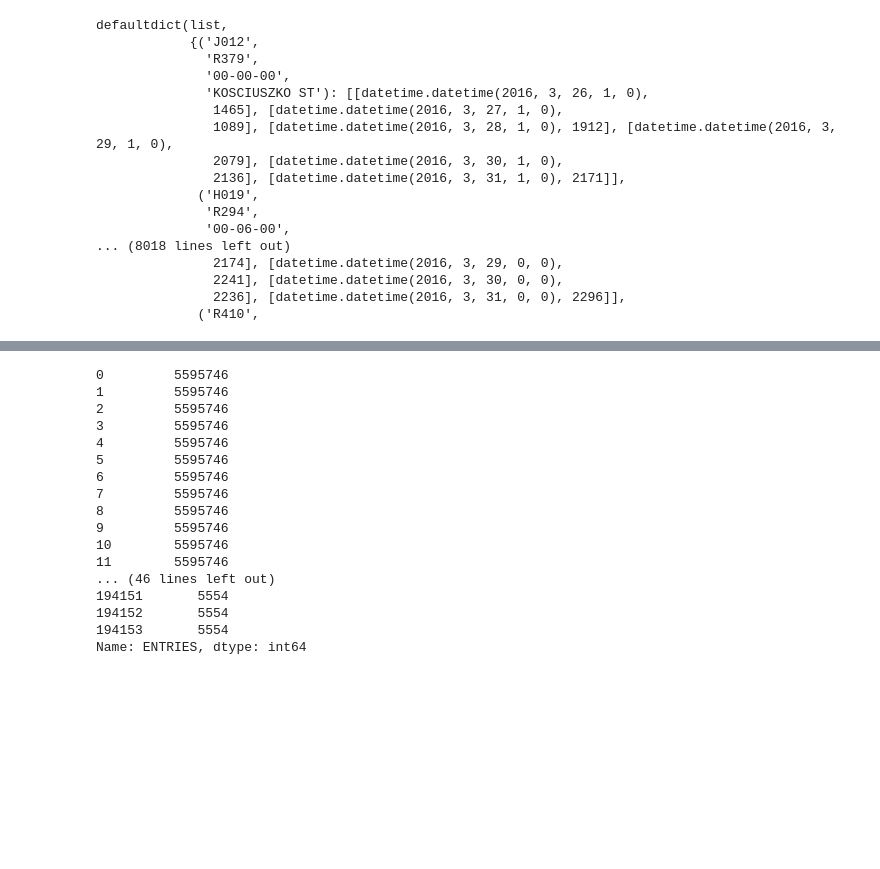
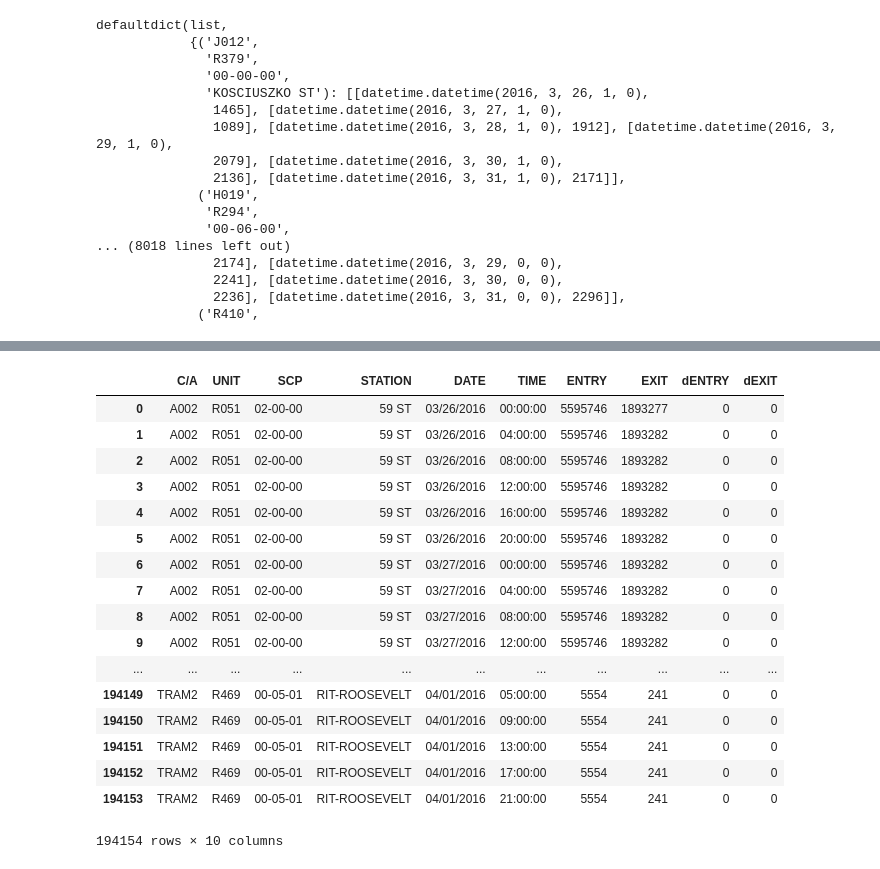
Before and after one commit to jgondin/benson_team_awesome, a Jupyter notebook: benson_project_anny.ipynb, the cells around one changed output, grey strips where cells are left out. Saved outputs shown, nothing was run; the diff lists cells and outputs as text; code cells hidden in the pictures; blank space fills up the shorter version.

```diff
--- a/benson_project_anny.ipynb
+++ b/benson_project_anny.ipynb
@@ -102,23 +114,27 @@ data.head()
 | 2 | A002 | R051 | 02-00-00 | 59 ST | NQR456 | BMT | 03/26/2016 | 08:00:00 | REGULAR | 5595746 | 1893282 |
 | 3 | A002 | R051 | 02-00-00 | 59 ST | NQR456 | BMT | 03/26/2016 | 12:00:00 | REGULAR | 5595746 | 1893282 |
 | 4 | A002 | R051 | 02-00-00 | 59 ST | NQR456 | BMT | 03/26/2016 | 16:00:00 | REGULAR | 5595746 | 1893282 |
-# %%
-entries
-# %% [output]
-0         5595746
-1         5595746
-2         5595746
-3         5595746
-4         5595746
-5         5595746
-6         5595746
-7         5595746
-8         5595746
-9         5595746
-10        5595746
-11        5595746
-... (46 lines left out)
-194151       5554
-194152       5554
-194153       5554
-Name: ENTRIES, dtype: int64
+# %%
+data = data[['C/A', 'UNIT', 'SCP', 'STATION', 'DATE', 'TIME', 'ENTRY', 'EXIT']]
+data['dENTRY'] = 0
+data['dEXIT'] = 0
+data
+# %% [output]
+|  | C/A | UNIT | SCP | STATION | DATE | TIME | ENTRY | EXIT | dENTRY | dEXIT |
+| 0 | A002 | R051 | 02-00-00 | 59 ST | 03/26/2016 | 00:00:00 | 5595746 | 1893277 | 0 | 0 |
+| 1 | A002 | R051 | 02-00-00 | 59 ST | 03/26/2016 | 04:00:00 | 5595746 | 1893282 | 0 | 0 |
+| 2 | A002 | R051 | 02-00-00 | 59 ST | 03/26/2016 | 08:00:00 | 5595746 | 1893282 | 0 | 0 |
+| 3 | A002 | R051 | 02-00-00 | 59 ST | 03/26/2016 | 12:00:00 | 5595746 | 1893282 | 0 | 0 |
+| 4 | A002 | R051 | 02-00-00 | 59 ST | 03/26/2016 | 16:00:00 | 5595746 | 1893282 | 0 | 0 |
+| 5 | A002 | R051 | 02-00-00 | 59 ST | 03/26/2016 | 20:00:00 | 5595746 | 1893282 | 0 | 0 |
+| 6 | A002 | R051 | 02-00-00 | 59 ST | 03/27/2016 | 00:00:00 | 5595746 | 1893282 | 0 | 0 |
+| 7 | A002 | R051 | 02-00-00 | 59 ST | 03/27/2016 | 04:00:00 | 5595746 | 1893282 | 0 | 0 |
+| 8 | A002 | R051 | 02-00-00 | 59 ST | 03/27/2016 | 08:00:00 | 5595746 | 1893282 | 0 | 0 |
+| 9 | A002 | R051 | 02-00-00 | 59 ST | 03/27/2016 | 12:00:00 | 5595746 | 1893282 | 0 | 0 |
+| ... | ... | ... | ... | ... | ... | ... | ... | ... | ... | ... |
+| 194149 | TRAM2 | R469 | 00-05-01 | RIT-ROOSEVELT | 04/01/2016 | 05:00:00 | 5554 | 241 | 0 | 0 |
+| 194150 | TRAM2 | R469 | 00-05-01 | RIT-ROOSEVELT | 04/01/2016 | 09:00:00 | 5554 | 241 | 0 | 0 |
+| 194151 | TRAM2 | R469 | 00-05-01 | RIT-ROOSEVELT | 04/01/2016 | 13:00:00 | 5554 | 241 | 0 | 0 |
+| 194152 | TRAM2 | R469 | 00-05-01 | RIT-ROOSEVELT | 04/01/2016 | 17:00:00 | 5554 | 241 | 0 | 0 |
+| 194153 | TRAM2 | R469 | 00-05-01 | RIT-ROOSEVELT | 04/01/2016 | 21:00:00 | 5554 | 241 | 0 | 0 |
+194154 rows × 10 columns
```
Also changed, not shown: parts of 16 cells of this notebook.
